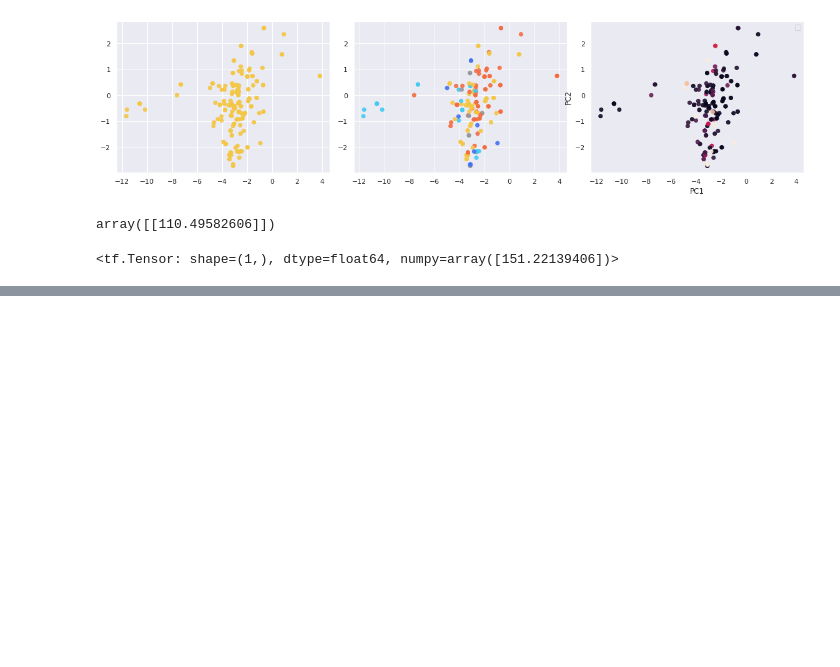
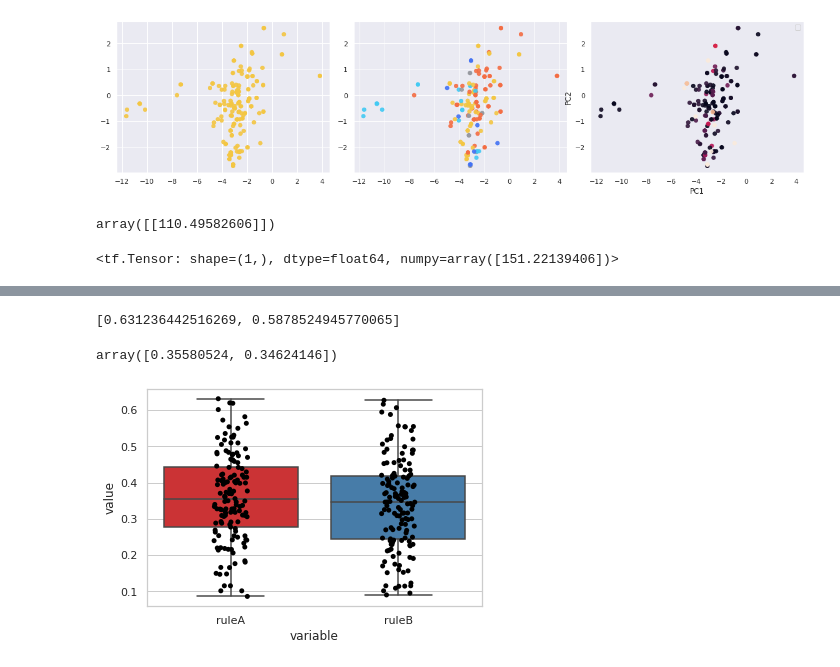
Before and after one commit to Taiki-jp/sleep_study, a Jupyter notebook: data_analysis.ipynb, the cells around one changed output, grey strips where cells are left out. Saved outputs shown, nothing was run; the diff lists cells and outputs as text; code cells hidden in the pictures; blank space fills up the shorter version.

```diff
--- a/data_analysis.ipynb
+++ b/data_analysis.ipynb
@@ -470,0 +348,6 @@ array([1, 0, 1, 1])
+# %%
+# tmp
+df = pd.read_csv(filelist[0])
+# %%
+acc_num = sum(df["11"] == df["12"])
+row, _ = df.shape
@@ -470,0 +441,19 @@ array([1, 0, 1, 1])
+# %%
+filedir = os.path.join(os.environ["sleep"], "log", "bin_merge", "*.csv")
+filelist = glob(filedir)
+for filepath in filelist:
+    _, filename = os.path.split(filepath)
+    df = pd.read_csv(filepath)
+    y_pred = np.array([merge_rule_a(df), merge_rule_b(df)]).T   #reshape(-1, 2)
+    new_df = pd.DataFrame(np.hstack([df.to_numpy(), y_pred]))
+    output_path = os.path.join(os.environ["sleep"], "log", "bin_merge_ver2")
+    if not os.path.exists(output_path):
+        os.makedirs(output_path)
+    new_df.to_csv(os.path.join(output_path, filename))
+# %%
+filelist = os.path.join(os.environ["sleep"], "log", "bin_merge_ver2", "*.csv")
+filelist = glob(filelist)
+acc_list = list()
+for filepath in filelist:
+    df = pd.read_csv(filepath)
+    acc_list.append(calc_acc(df))
@@ -470,0 +478,24 @@ array([1, 0, 1, 1])
+# %%
+max(acc_list)
+# %% [output]
+[0.631236442516269, 0.5878524945770065]
+# %%
+np.median(acc_list, axis=0)
+# %% [output]
+array([0.35580524, 0.34624146])
+# %%
+sns.set()
+sns.set_style('whitegrid')
+sns.set_palette('Set1')
+# DataFrameに変換
+df = pd.DataFrame(acc_list, columns=("ruleA", "ruleB"))
+# 各行にruleA or ruleBを表示するように変換
+df_melt = pd.melt(df)
+fig = plt.figure()
+ax = fig.add_subplot(111)
+sns.boxplot(x='variable', y='value', data=df_melt, showfliers=False, ax=ax)
+sns.stripplot(x='variable', y='value', data=df_melt, jitter=True, color='black', ax=ax)
+# plt.show()
+plt.savefig(os.path.join(os.environ["sleep"], "figures", "tmp", "boxplot.png"))
+# %% [output]
+[figure, added]
```
Also changed, not shown: parts of 56 cells of this notebook, 1 other file.
